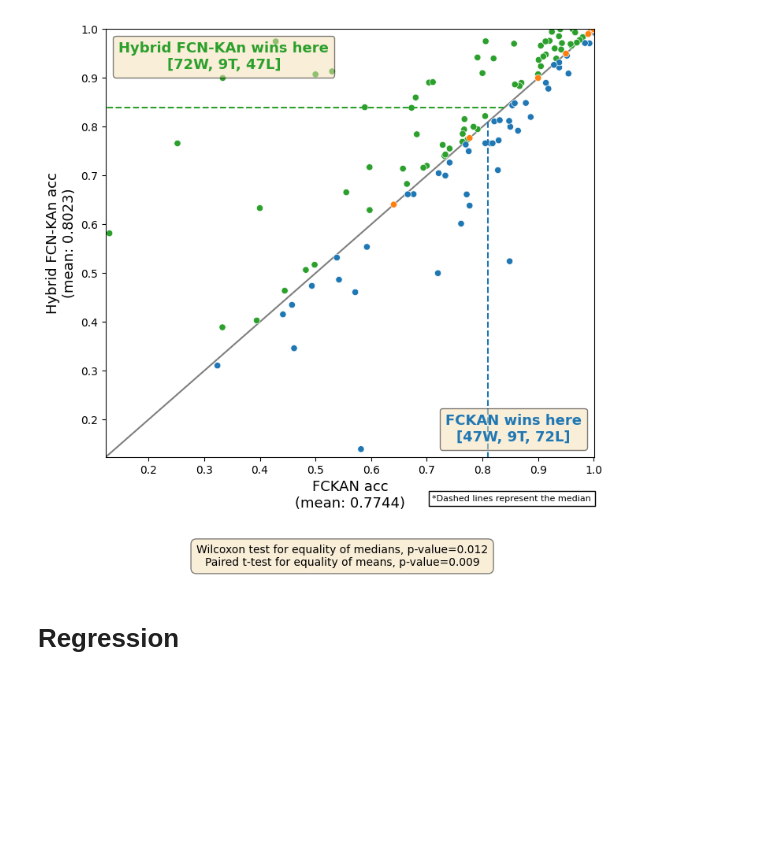
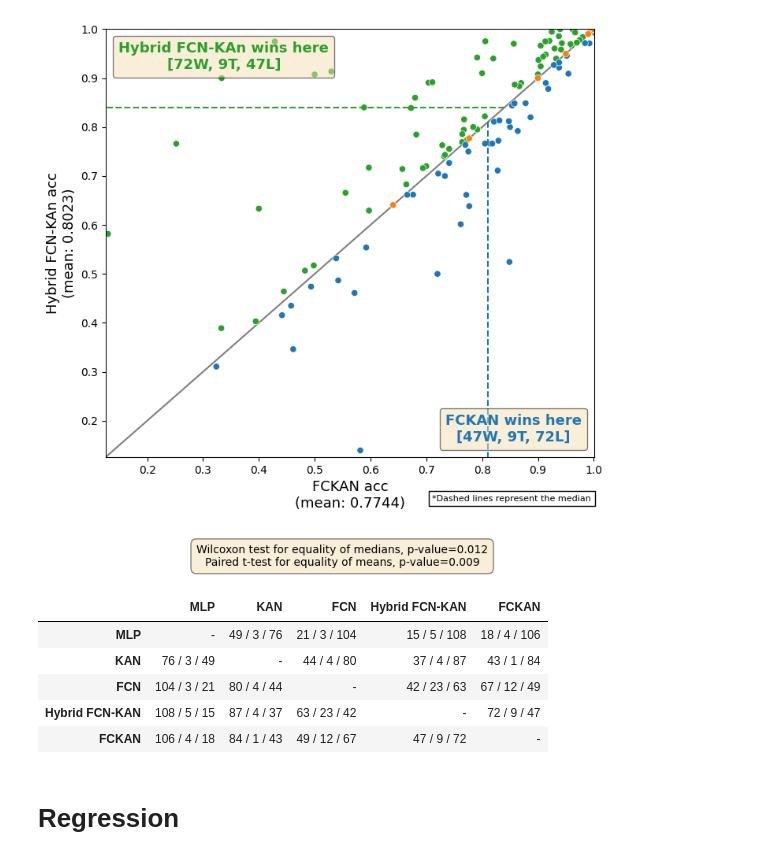
Before and after one commit to gabrielcmerlin/FCKAN, a Jupyter notebook: outputs/results/analysis.ipynb, the cells around one changed output. Drawn from its saved outputs; the diff is of its cells as text; code cells hidden in the pictures; blank space fills up the shorter version.

```diff
--- a/outputs/results/analysis.ipynb
+++ b/outputs/results/analysis.ipynb
@@ -96,6 +96,30 @@ plot_pairwise_scatter(
 (<Figure size 800x800 with 1 Axes>,
  <Axes: xlabel='FCKAN acc\n(mean: 0.7744)', ylabel='Hybrid FCN-KAn acc\n(mean: 0.8023)'>)
 [figure]
+# %%
+# Prepare the win/tie/loss table
+results = pd.DataFrame('', index=name.values(), columns=name.values())
+
+for i_key, i_name in name.items():
+    for j_key, j_name in name.items():
+        if i_key == j_key:
+            results.loc[i_name, j_name] = '-'
+        else:
+            a = metrics[i_name].values
+            b = metrics[j_name].values
+            win = (a > b).sum()
+            tie = (a == b).sum()
+            loss = (a < b).sum()
+            results.loc[i_name, j_name] = f"{win} / {tie} / {loss}"
+
+results
+# %% [output]
+|  | MLP | KAN | FCN | Hybrid FCN-KAN | FCKAN |
+| MLP | - | 49 / 3 / 76 | 21 / 3 / 104 | 15 / 5 / 108 | 18 / 4 / 106 |
+| KAN | 76 / 3 / 49 | - | 44 / 4 / 80 | 37 / 4 / 87 | 43 / 1 / 84 |
+| FCN | 104 / 3 / 21 | 80 / 4 / 44 | - | 42 / 23 / 63 | 67 / 12 / 49 |
+| Hybrid FCN-KAN | 108 / 5 / 15 | 87 / 4 / 37 | 63 / 23 / 42 | - | 72 / 9 / 47 |
+| FCKAN | 106 / 4 / 18 | 84 / 1 / 43 | 49 / 12 / 67 | 47 / 9 / 72 | - |
 # %% [markdown]
 # Regression
 # %%
```
Also changed, not shown: parts of 2 cells of this notebook, 1 other file.
